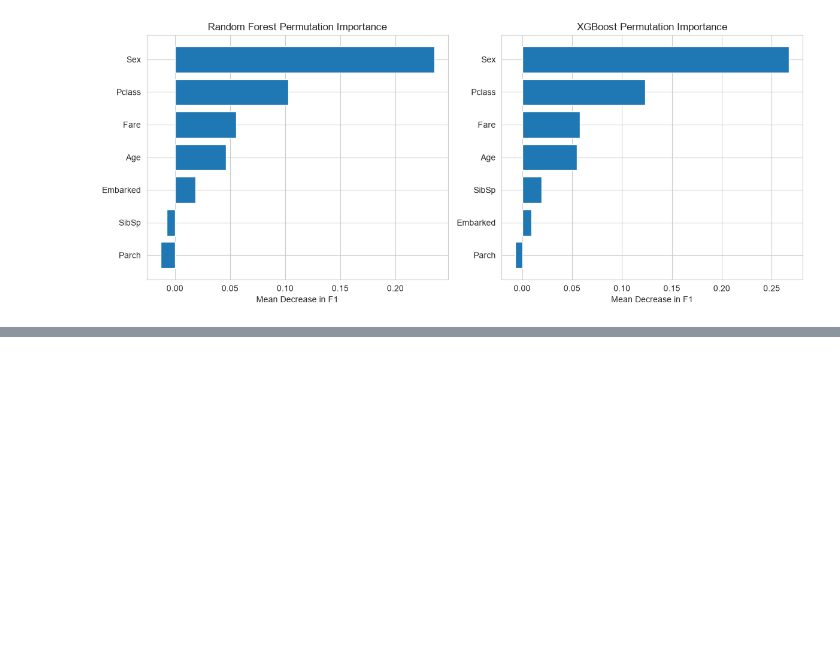
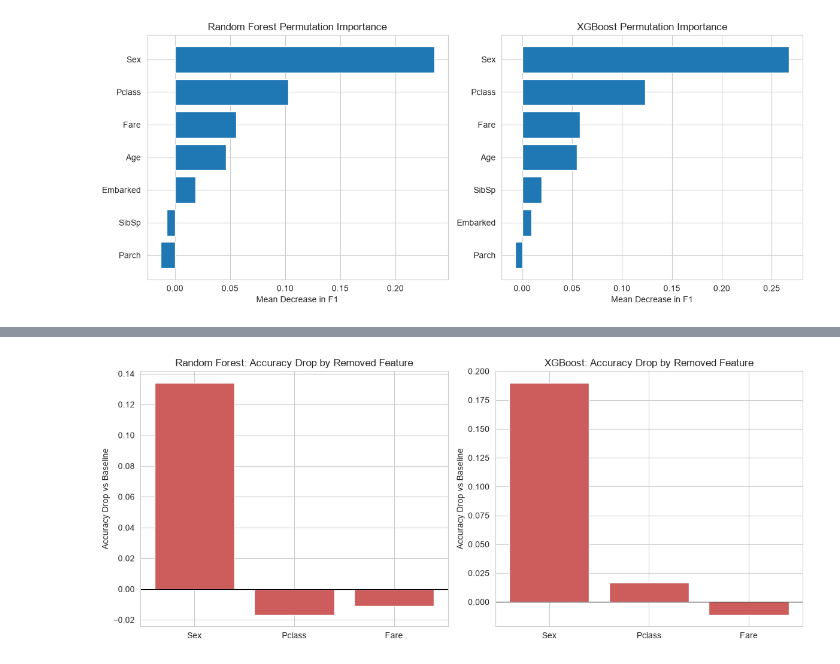
Before and after one commit to ZahinAwosaf/tabular-ensemble-ablation-titanic, a Jupyter notebook: ensemble_titanic.ipynb, the cells around one changed output, grey strips where cells are left out. Drawn from its saved outputs; the diff is of its cells as text; code cells hidden in the pictures; blank space fills up the shorter version.

```diff
--- a/ensemble_titanic.ipynb
+++ b/ensemble_titanic.ipynb
@@ -571,0 +573,5 @@ plt.show()
+# %%
+rf_top3 = list(rf_perm_df["Feature"].head(3))
+xgb_top3 = list(xgb_perm_df["Feature"].head(3))
+
+rf_top3, xgb_top3
@@ -571,0 +634,15 @@ plt.show()
+# %%
+fig, axes = plt.subplots(1, 2, figsize = (12, 5))
+
+for ax, model_name in zip(axes, ["Random Forest", "XGBoost"]):
+    sub = ablation_df[(ablation_df["Model"] == model_name) &
+                      (ablation_df["Removed"] != "(none - baseline)")]
+    ax.bar(sub["Removed"], sub["Accuracy Drop"], color = "indianred")
+    ax.axhline(0, color = "black", linewidth = 0.8)
+    ax.set_title(f"{model_name}: Accuracy Drop by Removed Feature")
+    ax.set_ylabel("Accuracy Drop vs Baseline")
+
+plt.tight_layout()
+plt.show()
+# %% [output]
+[figure, added]
```
Also changed, not shown: parts of 5 cells of this notebook.
